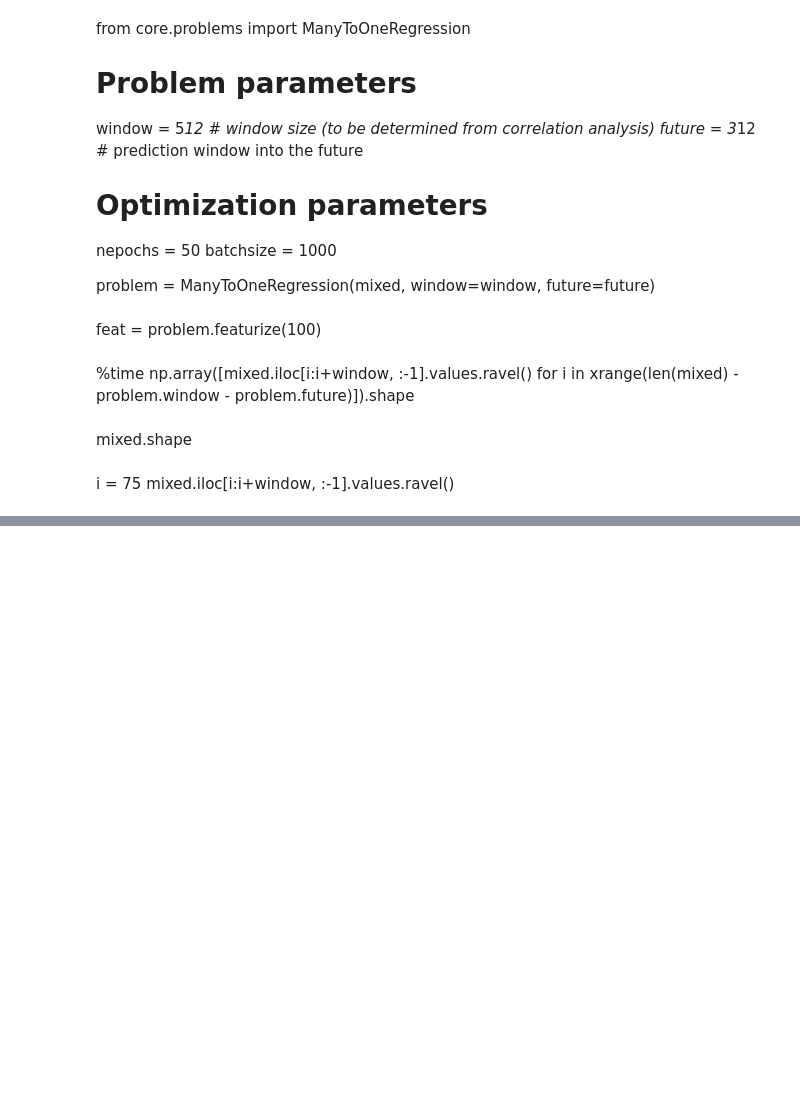
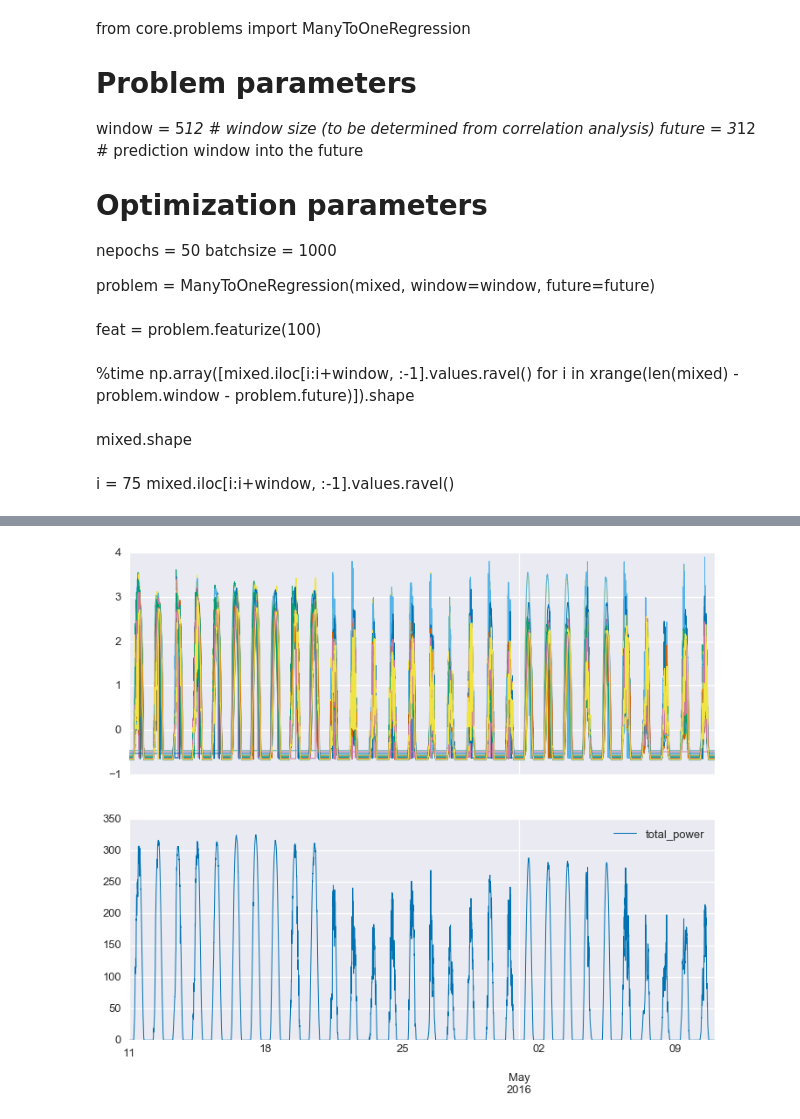
Before and after one commit to bmeyers/SolarForecasting, a Jupyter notebook: scratch_work_bennet.ipynb, the cells around one changed output, grey strips where cells are left out. Saved outputs shown, nothing was run; the diff lists cells and outputs as text; code cells hidden in the pictures; blank space fills up the shorter version.

```diff
--- a/scratch_work_bennet.ipynb
+++ b/scratch_work_bennet.ipynb
@@ -64,3 +70,7 @@ plt.plot(dm.original_train.index)
+# %%
+plot_trends_and_total(test)
+# %% [output]
+[figure, added]
 # %%
 dm.swap_index()
 # %%
```
Also changed, not shown: parts of 14 cells of this notebook, 2 other files.
